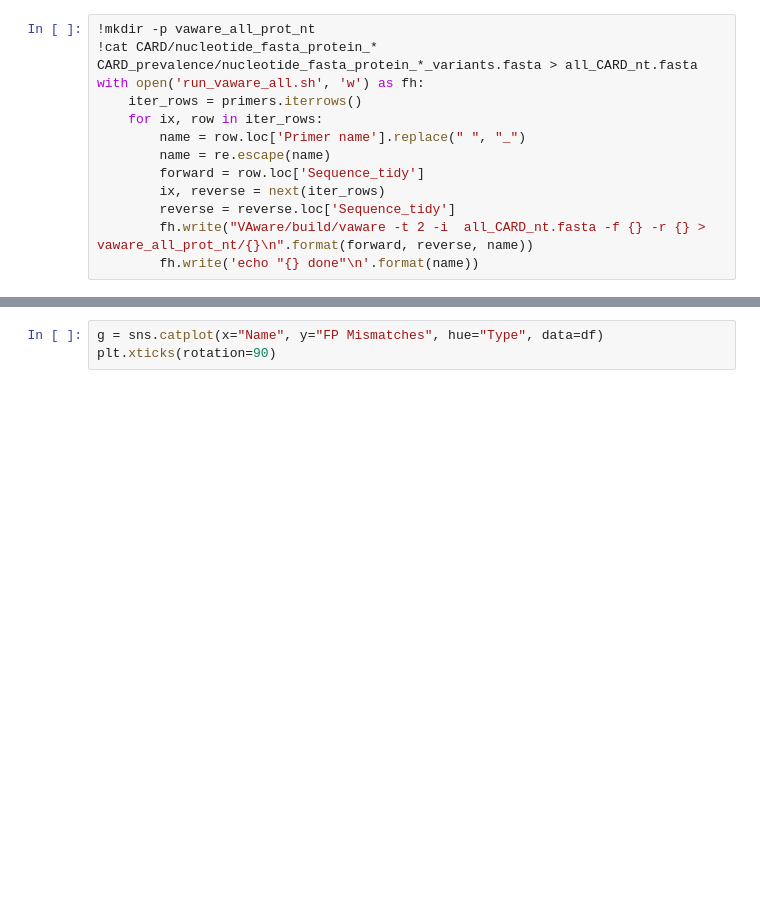
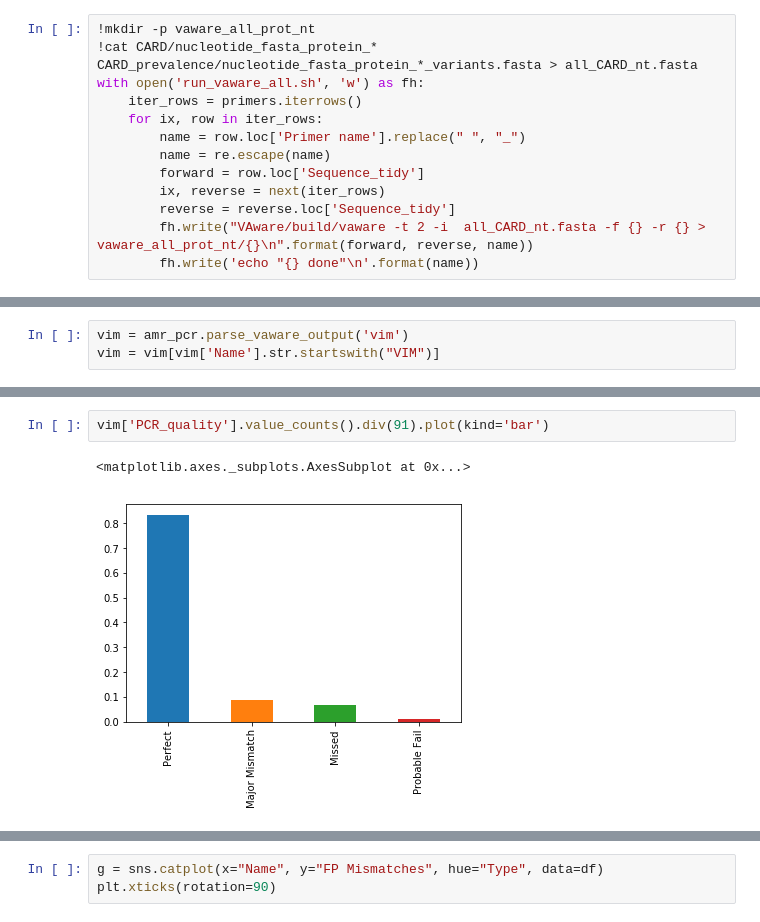
Before and after one commit to fmaguire/AMR_PCR, a Jupyter notebook: AMR PCR.ipynb, the cells around one changed output, grey strips where cells are left out. Saved outputs shown, nothing was run; the diff lists cells and outputs as text; blank space fills up the shorter version.

Commit message:
Add tidy vaware bash builder and output parsing

```diff
--- a/AMR PCR.ipynb
+++ b/AMR PCR.ipynb
@@ -100,0 +49,3 @@ df = df.sort_values('Name', )
+# %%
+vim = amr_pcr.parse_vaware_output('vim')
+vim = vim[vim['Name'].str.startswith("VIM")]
@@ -100,0 +60,5 @@ df = df.sort_values('Name', )
+# %%
+vim['PCR_quality'].value_counts().div(91).plot(kind='bar')
+# %% [output]
+<matplotlib.axes._subplots.AxesSubplot at 0x...>
+[figure, added]
```
Also changed, not shown: parts of 18 cells of this notebook, 2 other files.
